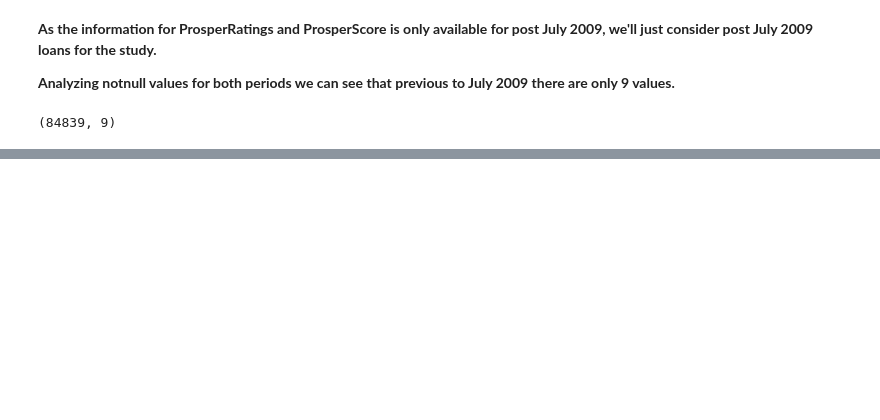
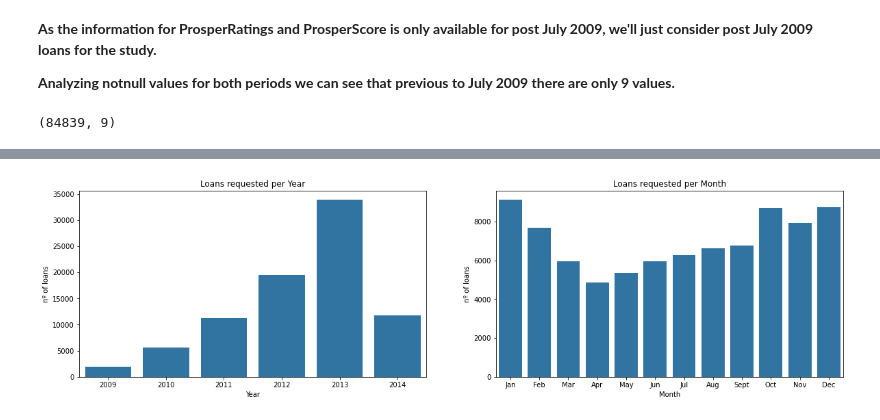
Before and after one commit to MarcCampmanyGar/Loan_Data_Analysis, a Jupyter notebook: exploration.ipynb, the cells around one changed output, grey strips where cells are left out. Drawn from its saved outputs; the diff is of its cells as text; code cells hidden in the pictures; blank space fills up the shorter version.

```diff
--- a/exploration.ipynb
+++ b/exploration.ipynb
@@ -171,0 +205,19 @@ See the caveats in the documentation: https://pandas.pydata.org/pandas-docs/stab
+# %%
+base_color = sb.color_palette()[0]
+plt.figure(figsize = [20, 5])
+
+plt.subplot(1, 2, 1)
+sb.countplot(x=loans.LoanOriginationDate.dt.year, data=loans, color=base_color)
+plt.title('Loans requested per Year')
+plt.xlabel('Year')
+plt.ylabel('nº of loans')
+
+
+plt.subplot(1, 2, 2)
+sb.countplot(x=loans.LoanOriginationDate.dt.month, data=loans, color=base_color)
+plt.title('Loans requested per Month')
+plt.xlabel('Month')
+plt.ylabel('nº of loans')
+plt.xticks(np.arange(0,12,1),['Jan','Feb','Mar','Apr','May','Jun','Jul','Aug','Sept','Oct','Nov','Dec']);
+# %% [output]
+[figure, added]
```
Also changed, not shown: parts of 75 cells of this notebook, 1 other file.
